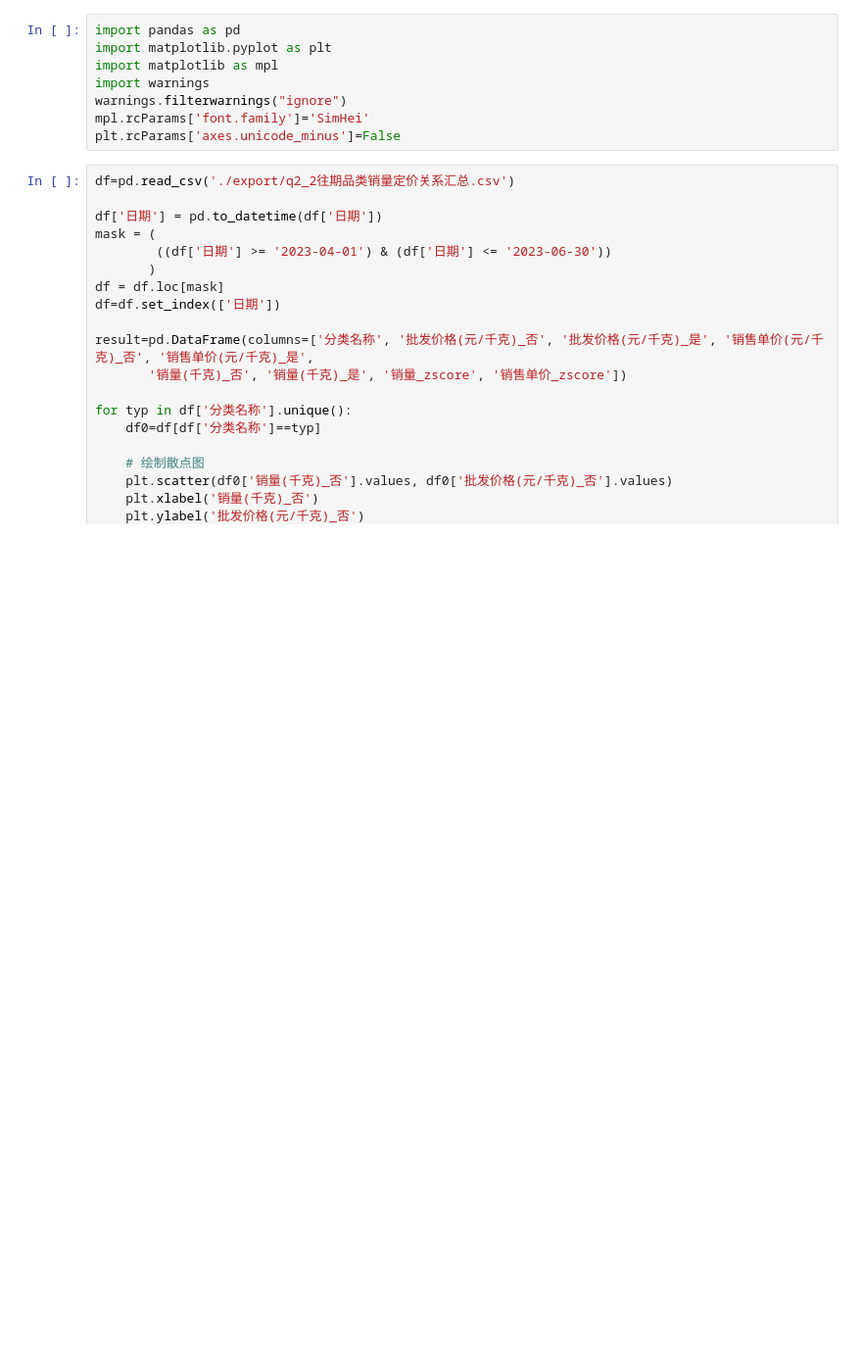
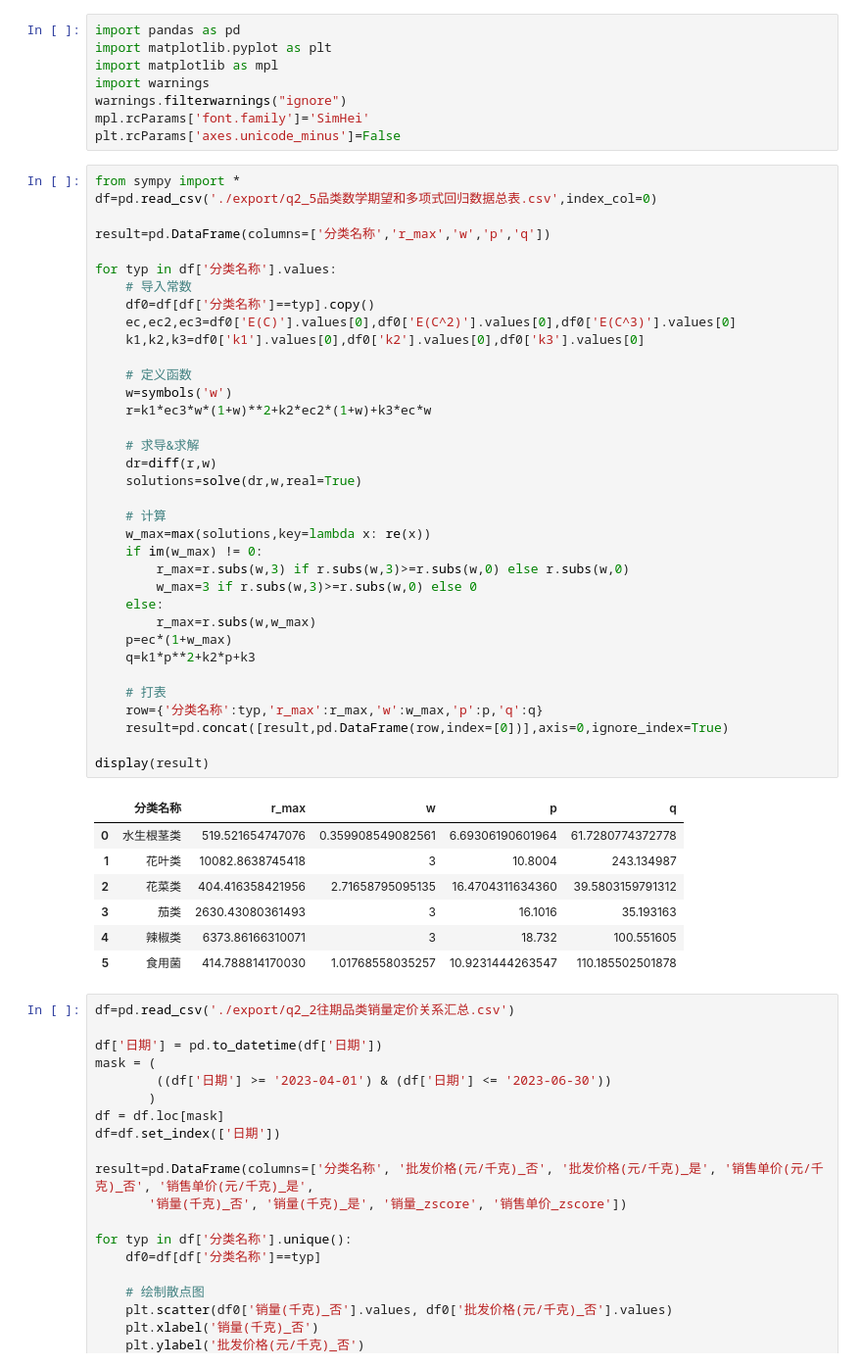
Before and after one commit to 738NGX/2023CUMCM_C, a Jupyter notebook: test.ipynb, the cells around one changed output. Shown: that part at 98% size. Cells and saved outputs as stored; diff of their text form; blank space fills up the shorter version.

```diff
--- a/test.ipynb
+++ b/test.ipynb
@@ -88,6 +88,49 @@ import warnings
 warnings.filterwarnings("ignore")
 mpl.rcParams['font.family']='SimHei'
 plt.rcParams['axes.unicode_minus']=False
+# %%
+from sympy import *
+df=pd.read_csv('./export/q2_5品类数学期望和多项式回归数据总表.csv',index_col=0)
+
+result=pd.DataFrame(columns=['分类名称','r_max','w','p','q'])
+
+for typ in df['分类名称'].values:
+    # 导入常数
+    df0=df[df['分类名称']==typ].copy()
+    ec,ec2,ec3=df0['E(C)'].values[0],df0['E(C^2)'].values[0],df0['E(C^3)'].values[0]
+    k1,k2,k3=df0['k1'].values[0],df0['k2'].values[0],df0['k3'].values[0]
+
+    # 定义函数
+    w=symbols('w')
+    r=k1*ec3*w*(1+w)**2+k2*ec2*(1+w)+k3*ec*w
+
+    # 求导&求解
+    dr=diff(r,w)
+    solutions=solve(dr,w,real=True)
+
+    # 计算
+    w_max=max(solutions,key=lambda x: re(x))
+    if im(w_max) != 0:
+        r_max=r.subs(w,3) if r.subs(w,3)>=r.subs(w,0) else r.subs(w,0)
+        w_max=3 if r.subs(w,3)>=r.subs(w,0) else 0
+    else:
+        r_max=r.subs(w,w_max)
+    p=ec*(1+w_max)
+    q=k1*p**2+k2*p+k3
+
+    # 打表
+    row={'分类名称':typ,'r_max':r_max,'w':w_max,'p':p,'q':q}
+    result=pd.concat([result,pd.DataFrame(row,index=[0])],axis=0,ignore_index=True)
+
+display(result)
+# %% [output]
+|  | 分类名称 | r_max | w | p | q |
+| 0 | 水生根茎类 | 519.521654747076 | 0.359908549082561 | 6.69306190601964 | 61.7280774372778 |
+| 1 | 花叶类 | 10082.8638745418 | 3 | 10.8004 | 243.134987 |
+| 2 | 花菜类 | 404.416358421956 | 2.71658795095135 | 16.4704311634360 | 39.5803159791312 |
+| 3 | 茄类 | 2630.43080361493 | 3 | 16.1016 | 35.193163 |
+| 4 | 辣椒类 | 6373.86166310071 | 3 | 18.732 | 100.551605 |
+| 5 | 食用菌 | 414.788814170030 | 1.01768558035257 | 10.9231444263547 | 110.185502501878 |
 # %%
 df=pd.read_csv('./export/q2_2往期品类销量定价关系汇总.csv')
 
```
Also changed, not shown: 2 other files.
